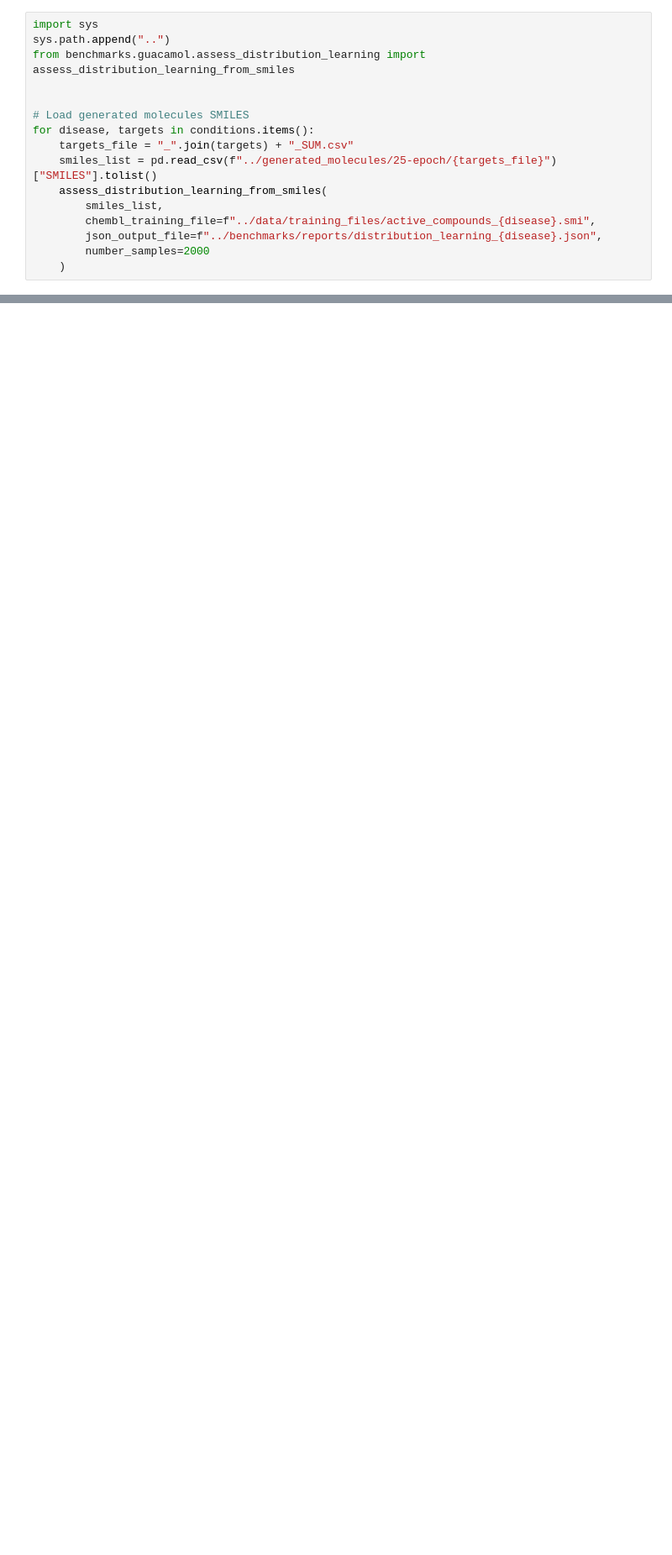
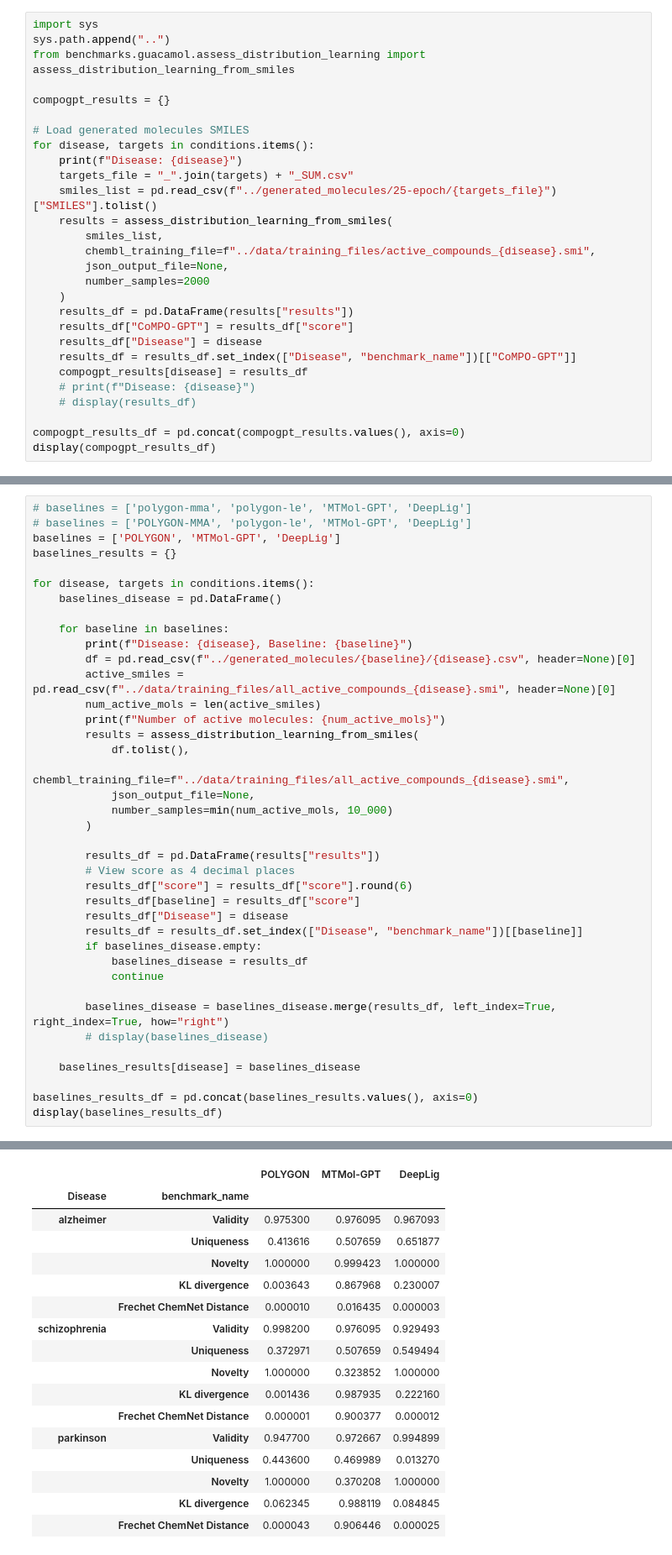
Before and after one commit to arthurcerveira/CoMPO-GPT, a Jupyter notebook: scripts/10-Distribution-Learning.ipynb, the cells around one changed output, grey strips where cells are left out. Shown: that part at 84% size. Cells and saved outputs as stored; diff of their text form; blank space fills up the shorter version.

```diff
--- a/scripts/10-Distribution-Learning.ipynb
+++ b/scripts/10-Distribution-Learning.ipynb
@@ -37,14 +36,26 @@ import sys
 sys.path.append("..")
 from benchmarks.guacamol.assess_distribution_learning import assess_distribution_learning_from_smiles
 
+compogpt_results = {}
 
 # Load generated molecules SMILES
 for disease, targets in conditions.items():
+    print(f"Disease: {disease}")
     targets_file = "_".join(targets) + "_SUM.csv"
     smiles_list = pd.read_csv(f"../generated_molecules/25-epoch/{targets_file}")["SMILES"].tolist()
-    assess_distribution_learning_from_smiles(
+    results = assess_distribution_learning_from_smiles(
         smiles_list,
         chembl_training_file=f"../data/training_files/active_compounds_{disease}.smi",
-        json_output_file=f"../benchmarks/reports/distribution_learning_{disease}.json",
+        json_output_file=None,
         number_samples=2000
     )
+    results_df = pd.DataFrame(results["results"])
+    results_df["CoMPO-GPT"] = results_df["score"]
+    results_df["Disease"] = disease
+    results_df = results_df.set_index(["Disease", "benchmark_name"])[["CoMPO-GPT"]]
+    compogpt_results[disease] = results_df
+    # print(f"Disease: {disease}")
+    # display(results_df)
+
+compogpt_results_df = pd.concat(compogpt_results.values(), axis=0)
+display(compogpt_results_df)
@@ -50,0 +106,40 @@ for disease, targets in conditions.items():
+# %%
+# baselines = ['polygon-mma', 'polygon-le', 'MTMol-GPT', 'DeepLig']
+# baselines = ['POLYGON-MMA', 'polygon-le', 'MTMol-GPT', 'DeepLig']
+baselines = ['POLYGON', 'MTMol-GPT', 'DeepLig']
+baselines_results = {}
+
+for disease, targets in conditions.items():
+    baselines_disease = pd.DataFrame()
+
+    for baseline in baselines:
+        print(f"Disease: {disease}, Baseline: {baseline}")
+        df = pd.read_csv(f"../generated_molecules/{baseline}/{disease}.csv", header=None)[0]
+        active_smiles = pd.read_csv(f"../data/training_files/all_active_compounds_{disease}.smi", header=None)[0]
+        num_active_mols = len(active_smiles)
+        print(f"Number of active molecules: {num_active_mols}")
+        results = assess_distribution_learning_from_smiles(
+            df.tolist(),
+            chembl_training_file=f"../data/training_files/all_active_compounds_{disease}.smi",
+            json_output_file=None,
+            number_samples=min(num_active_mols, 10_000)
+        )
+
+        results_df = pd.DataFrame(results["results"])
+        # View score as 4 decimal places
+        results_df["score"] = results_df["score"].round(6)
+        results_df[baseline] = results_df["score"]
+        results_df["Disease"] = disease
+        results_df = results_df.set_index(["Disease", "benchmark_name"])[[baseline]]
+        if baselines_disease.empty:
+            baselines_disease = results_df
+            continue
+
+        baselines_disease = baselines_disease.merge(results_df, left_index=True, right_index=True, how="right")
+        # display(baselines_disease)
+
+    baselines_results[disease] = baselines_disease
+
+baselines_results_df = pd.concat(baselines_results.values(), axis=0)
+display(baselines_results_df)
+# %% [output]
@@ -50,0 +164,17 @@ for disease, targets in conditions.items():
+|  |  | POLYGON | MTMol-GPT | DeepLig |
+| Disease | benchmark_name |  |  |  |
+| alzheimer | Validity | 0.975300 | 0.976095 | 0.967093 |
+|  | Uniqueness | 0.413616 | 0.507659 | 0.651877 |
+|  | Novelty | 1.000000 | 0.999423 | 1.000000 |
+|  | KL divergence | 0.003643 | 0.867968 | 0.230007 |
+|  | Frechet ChemNet Distance | 0.000010 | 0.016435 | 0.000003 |
+| schizophrenia | Validity | 0.998200 | 0.976095 | 0.929493 |
+|  | Uniqueness | 0.372971 | 0.507659 | 0.549494 |
+|  | Novelty | 1.000000 | 0.323852 | 1.000000 |
+|  | KL divergence | 0.001436 | 0.987935 | 0.222160 |
+|  | Frechet ChemNet Distance | 0.000001 | 0.900377 | 0.000012 |
+| parkinson | Validity | 0.947700 | 0.972667 | 0.994899 |
+|  | Uniqueness | 0.443600 | 0.469989 | 0.013270 |
+|  | Novelty | 1.000000 | 0.370208 | 1.000000 |
+|  | KL divergence | 0.062345 | 0.988119 | 0.084845 |
+|  | Frechet ChemNet Distance | 0.000043 | 0.906446 | 0.000025 |
```
Also changed, not shown: parts of 8 cells of this notebook, 8 other files.
